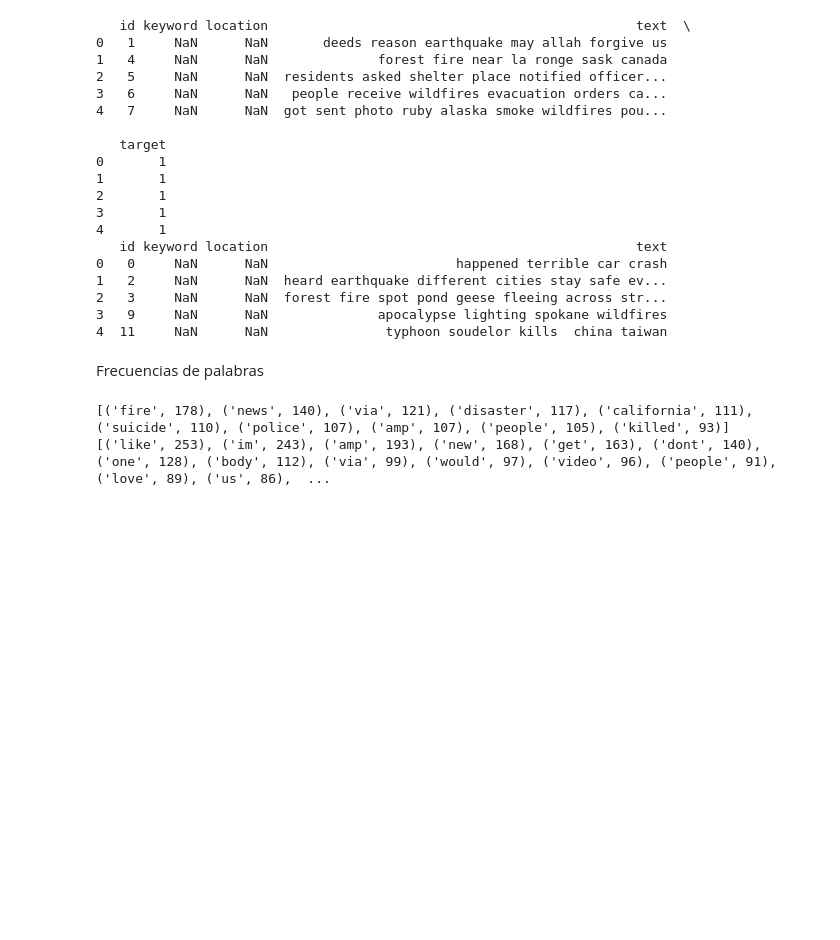
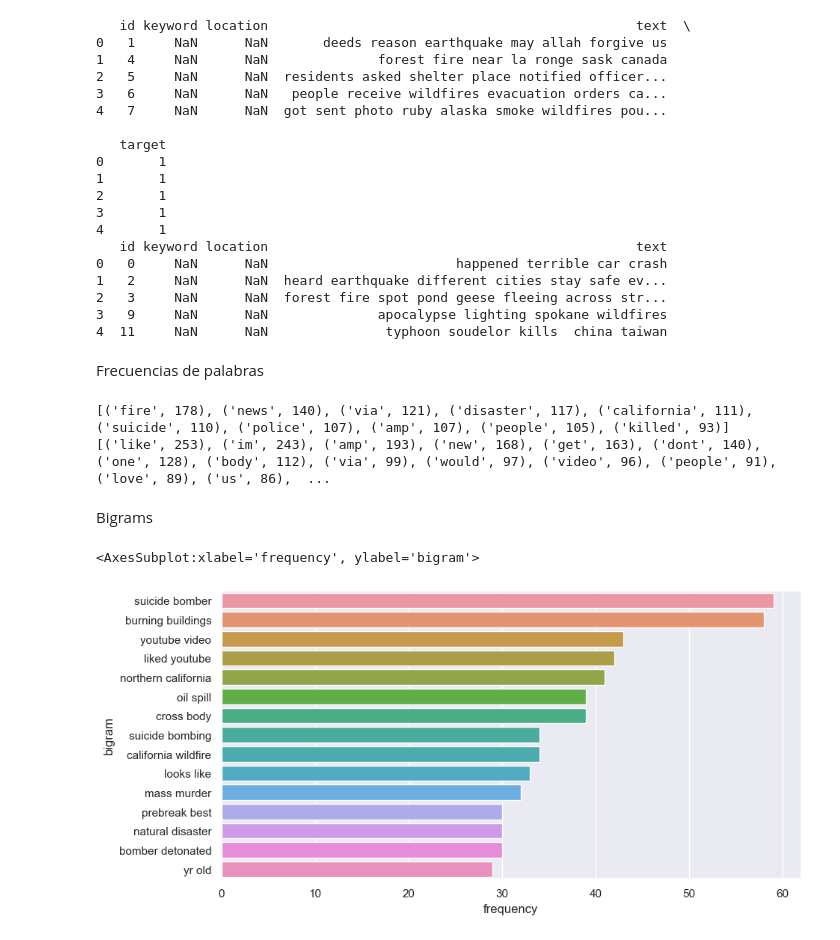
Before and after one commit to bryannalfaro/DS-Lab5, a Jupyter notebook: main.ipynb, the cells around one changed output. Drawn from its saved outputs; the diff is of its cells as text; code cells hidden in the pictures; blank space fills up the shorter version.

Commit message:
add: bigrams and trigrams

```diff
--- a/main.ipynb
+++ b/main.ipynb
@@ -283,3 +282,32 @@ print(negative_disaster_words_count.most_common(15))
 # %% [output]
 [('fire', 178), ('news', 140), ('via', 121), ('disaster', 117), ('california', 111), ('suicide', 110), ('police', 107), ('amp', 107), ('people', 105), ('killed', 93)]
 [('like', 253), ('im', 243), ('amp', 193), ('new', 168), ('get', 163), ('dont', 140), ('one', 128), ('body', 112), ('via', 99), ('would', 97), ('video', 96), ('people', 91), ('love', 89), ('us', 86),  ...
+# %% [markdown]
+Bigrams
+# %%
+# Referencia: https://medium.com/ironhack/data-visualization-con-pandas-y-seaborn-1044906af34f
+def get_bigrams(text):
+    c_vec = CountVectorizer(ngram_range=(2,2))
+    # matrix of ngrams
+    ngrams = c_vec.fit_transform(text)
+    # count frequency of ngrams
+    count_values = ngrams.toarray().sum(axis=0)
+    # list of ngrams
+    vocab = c_vec.vocabulary_
+    df_ngram = pd.DataFrame(sorted([(count_values[i],k) for k,i in vocab.items()], reverse=True)
+                ).rename(columns={0: 'frequency', 1:'bigram'})
+    df_ngram.head(10)
+    # df_ngram
+    return df_ngram
+plt.figure(figsize=(10,5))
+top_tweets =get_bigrams(dataframe['text'])
+top_tweets_bigrams = top_tweets['bigram']
+#  get the top 15 bigrams
+top_tweet_bigrams=top_tweets_bigrams[:15]
+# store the frecuencies in x and the bigrams in y
+x=top_tweets['frequency'][:15]
+y=top_tweets['bigram'][:15]
+sns.barplot(x=x,y=y)
+# %% [output]
+<AxesSubplot:xlabel='frequency', ylabel='bigram'>
+[figure, added]
```
Also changed, not shown: parts of 4 cells of this notebook.
